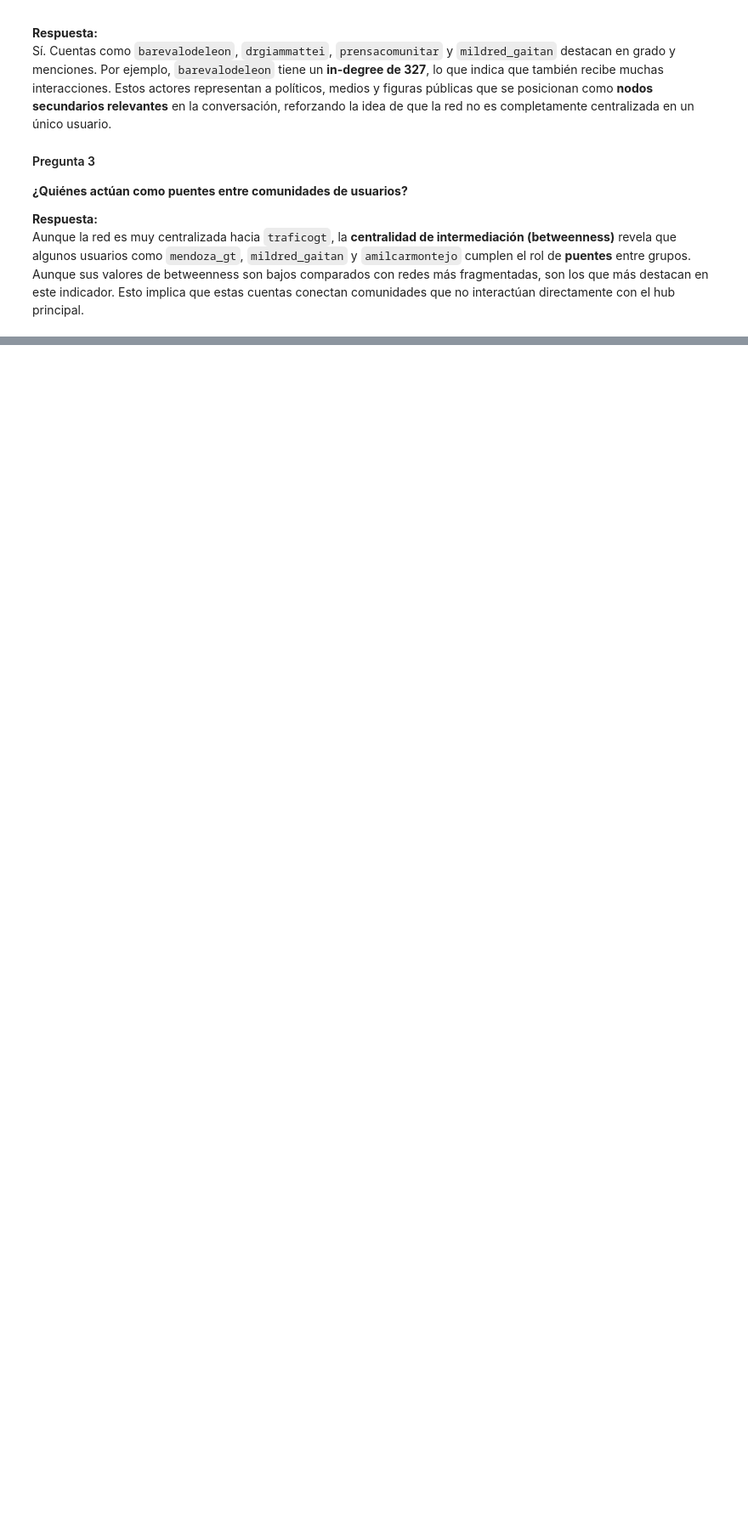
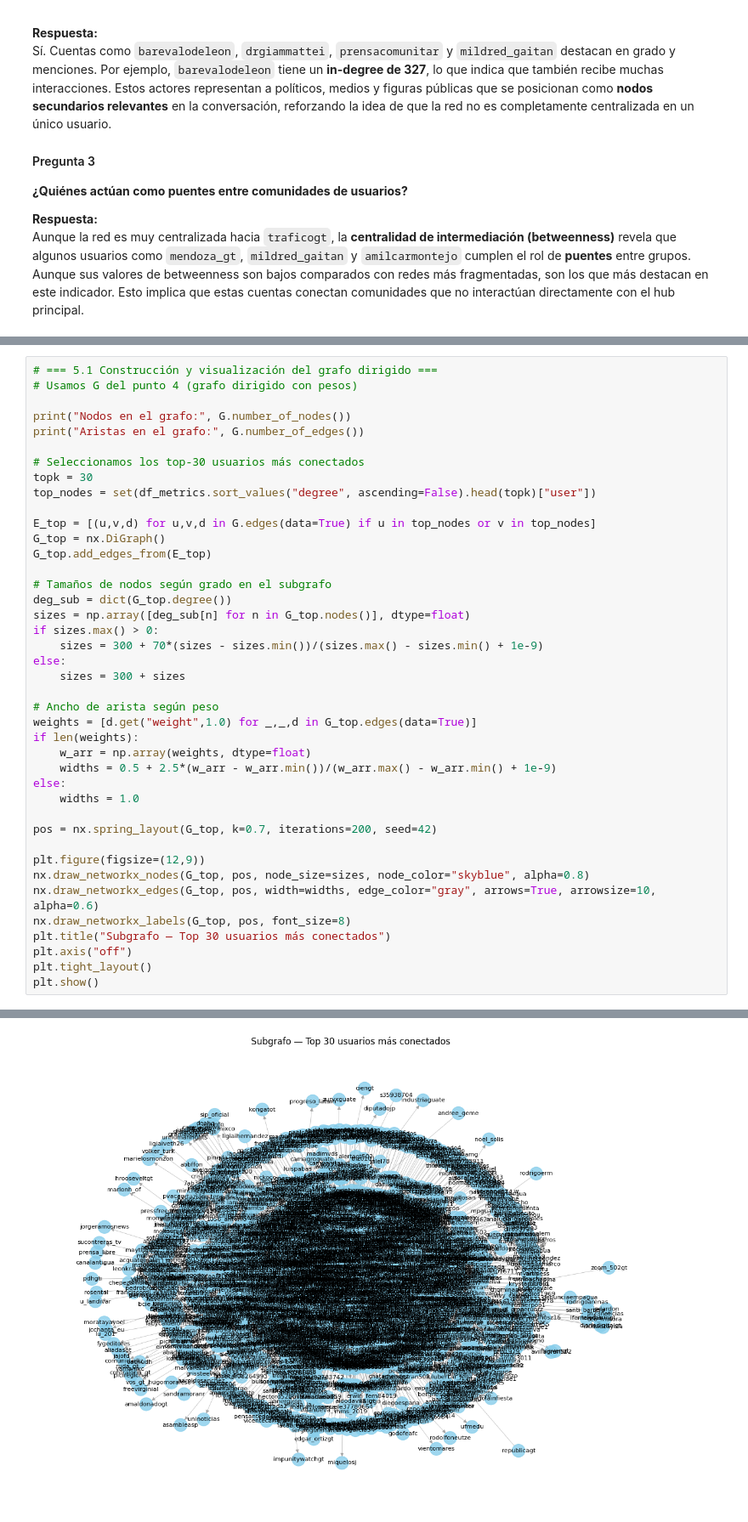
Before and after one commit to Saiyan-Javi/Lab6DS, a Jupyter notebook: Lab6DS.ipynb, the cells around one changed output, grey strips where cells are left out. Shown at 85% size. Cells and saved outputs as stored; diff of their text form; blank space fills up the shorter version.

Commit message:
Punto 5 terminado

```diff
--- a/Lab6DS.ipynb
+++ b/Lab6DS.ipynb
@@ -679,0 +682,42 @@ Aunque la red es muy centralizada hacia `traficogt`, la **centralidad de interme
+# %%
+# === 5.1 Construcción y visualización del grafo dirigido ===
+# Usamos G del punto 4 (grafo dirigido con pesos)
+
+print("Nodos en el grafo:", G.number_of_nodes())
+print("Aristas en el grafo:", G.number_of_edges())
+
+# Seleccionamos los top-30 usuarios más conectados
+topk = 30
+top_nodes = set(df_metrics.sort_values("degree", ascending=False).head(topk)["user"])
+
+E_top = [(u,v,d) for u,v,d in G.edges(data=True) if u in top_nodes or v in top_nodes]
+G_top = nx.DiGraph()
+G_top.add_edges_from(E_top)
+
+# Tamaños de nodos según grado en el subgrafo
+deg_sub = dict(G_top.degree())
+sizes = np.array([deg_sub[n] for n in G_top.nodes()], dtype=float)
+if sizes.max() > 0:
+    sizes = 300 + 70*(sizes - sizes.min())/(sizes.max() - sizes.min() + 1e-9)
+else:
+    sizes = 300 + sizes
+
+# Ancho de arista según peso
+weights = [d.get("weight",1.0) for _,_,d in G_top.edges(data=True)]
+if len(weights):
+    w_arr = np.array(weights, dtype=float)
+    widths = 0.5 + 2.5*(w_arr - w_arr.min())/(w_arr.max() - w_arr.min() + 1e-9)
+else:
+    widths = 1.0
+
+pos = nx.spring_layout(G_top, k=0.7, iterations=200, seed=42)
+
+plt.figure(figsize=(12,9))
+nx.draw_networkx_nodes(G_top, pos, node_size=sizes, node_color="skyblue", alpha=0.8)
+nx.draw_networkx_edges(G_top, pos, width=widths, edge_color="gray", arrows=True, arrowsize=10, alpha=0.6)
+nx.draw_networkx_labels(G_top, pos, font_size=8)
+plt.title("Subgrafo — Top 30 usuarios más conectados")
+plt.axis("off")
+plt.tight_layout()
+plt.show()
+# %% [output]
@@ -679,0 +726 @@ Aunque la red es muy centralizada hacia `traficogt`, la **centralidad de interme
+[figure, added]
```
Also changed, not shown: parts of 6 cells of this notebook.
